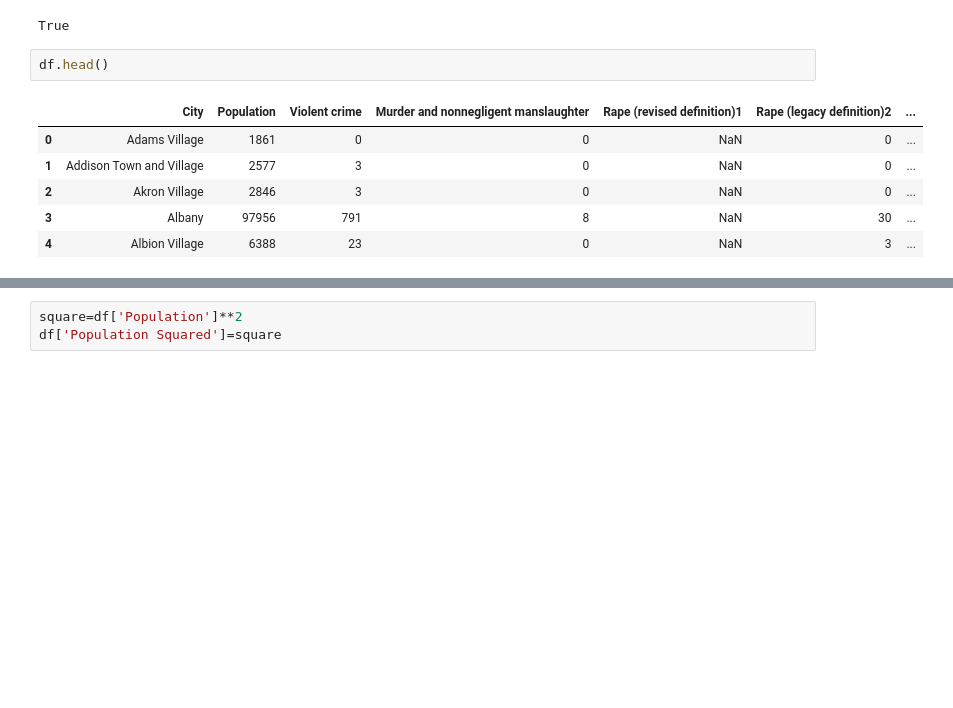
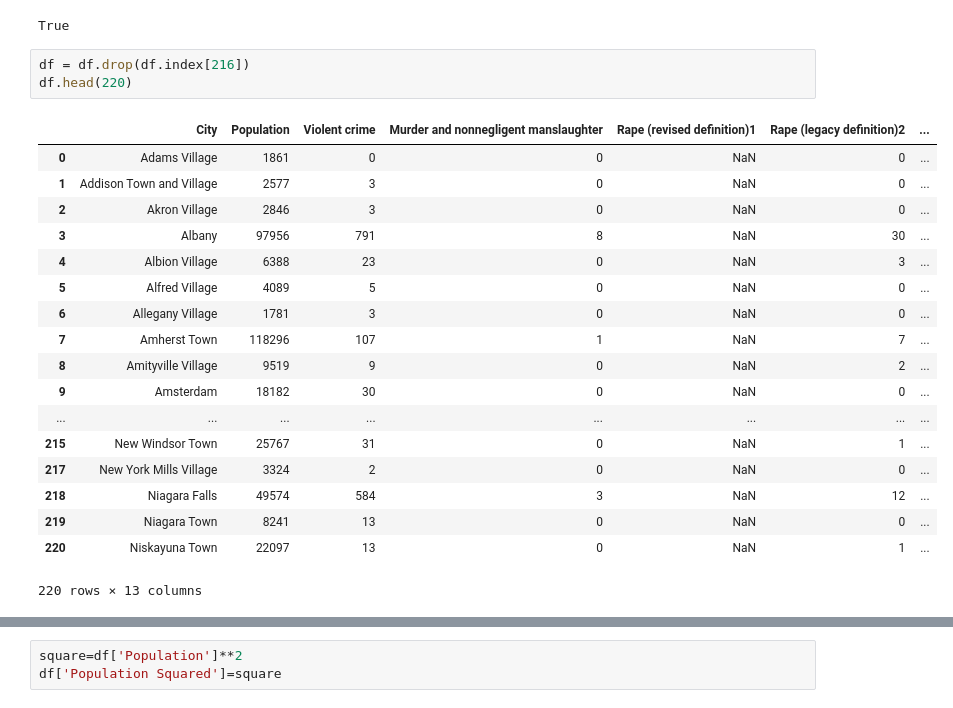
Before and after one commit to ihembree789/thinkfulprojects, a Jupyter notebook: regression model.ipynb, the cells around one changed output, grey strips where cells are left out. Cells and saved outputs as stored; diff of their text form; blank space fills up the shorter version.

```diff
--- a/regression model.ipynb
+++ b/regression model.ipynb
@@ -18,15 +18,28 @@ df = pd.read_csv('Offenses_NYC_2013.csv')
 df.isnull().values.any()
 # %% [output]
 True
-# %%
-df.head()
-# %% [output]
-|  | City | Population | Violent crime | Murder and nonnegligent manslaughter | Rape (revised definition)1 | Rape (legacy definition)2 | ... |
-| 0 | Adams Village | 1861 | 0 | 0 | NaN | 0 | ... |
-| 1 | Addison Town and Village | 2577 | 3 | 0 | NaN | 0 | ... |
-| 2 | Akron Village | 2846 | 3 | 0 | NaN | 0 | ... |
-| 3 | Albany | 97956 | 791 | 8 | NaN | 30 | ... |
-| 4 | Albion Village | 6388 | 23 | 0 | NaN | 3 | ... |
+# %%
+df = df.drop(df.index[216])
+df.head(220)
+# %% [output]
+|  | City | Population | Violent crime | Murder and nonnegligent manslaughter | Rape (revised definition)1 | Rape (legacy definition)2 | ... |
+| 0 | Adams Village | 1861 | 0 | 0 | NaN | 0 | ... |
+| 1 | Addison Town and Village | 2577 | 3 | 0 | NaN | 0 | ... |
+| 2 | Akron Village | 2846 | 3 | 0 | NaN | 0 | ... |
+| 3 | Albany | 97956 | 791 | 8 | NaN | 30 | ... |
+| 4 | Albion Village | 6388 | 23 | 0 | NaN | 3 | ... |
+| 5 | Alfred Village | 4089 | 5 | 0 | NaN | 0 | ... |
+| 6 | Allegany Village | 1781 | 3 | 0 | NaN | 0 | ... |
+| 7 | Amherst Town | 118296 | 107 | 1 | NaN | 7 | ... |
+| 8 | Amityville Village | 9519 | 9 | 0 | NaN | 2 | ... |
+| 9 | Amsterdam | 18182 | 30 | 0 | NaN | 0 | ... |
+| ... | ... | ... | ... | ... | ... | ... | ... |
+| 215 | New Windsor Town | 25767 | 31 | 0 | NaN | 1 | ... |
+| 217 | New York Mills Village | 3324 | 2 | 0 | NaN | 0 | ... |
+| 218 | Niagara Falls | 49574 | 584 | 3 | NaN | 12 | ... |
+| 219 | Niagara Town | 8241 | 13 | 0 | NaN | 0 | ... |
+| 220 | Niskayuna Town | 22097 | 13 | 0 | NaN | 1 | ... |
+220 rows × 13 columns
 # %%
 rob=df['Robbery']
 
```
Also changed, not shown: parts of 21 cells of this notebook.
